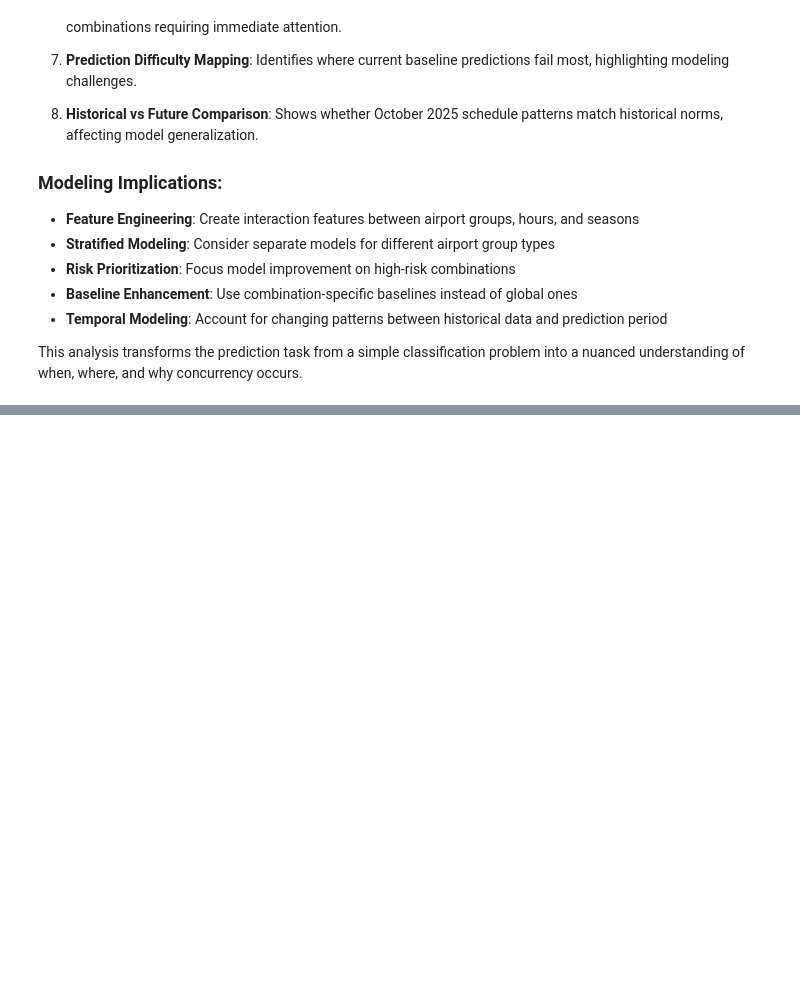
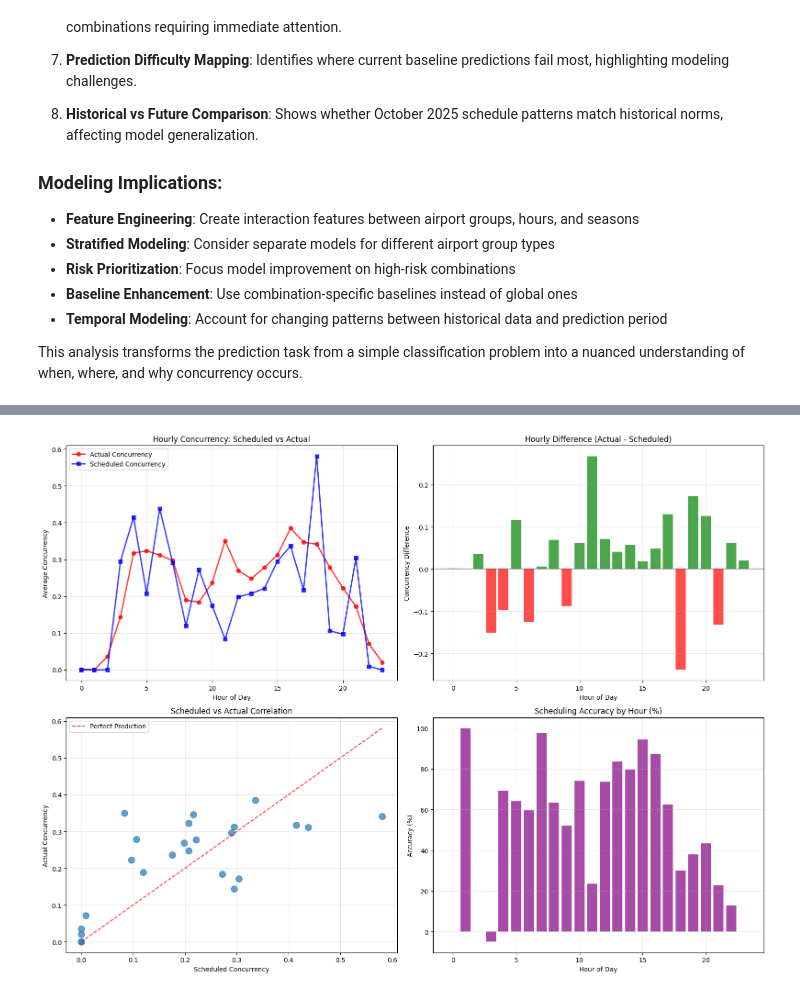
Before and after one commit to tobiasfremming/AvinorHackathon, a Jupyter notebook: src/exploratory_analysis.ipynb, the cells around one changed output, grey strips where cells are left out. Saved outputs shown, nothing was run; the diff lists cells and outputs as text; code cells hidden in the pictures; blank space fills up the shorter version.

Commit message:
feat: add some more visualization of concurrency in sched vs actual

```diff
--- a/src/exploratory_analysis.ipynb
+++ b/src/exploratory_analysis.ipynb
@@ -1230,0 +1558,79 @@ This analysis transforms the prediction task from a simple classification proble
+# %%
+# Scheduled vs Actual Concurrency Analysis
+print("=== SCHEDULED VS ACTUAL CONCURRENCY ANALYSIS ===\n")
+
+# Working with training data (actual) vs inference data (scheduled predictions)
+print("📊 COMPARING ACTUAL CONCURRENCY (training data) vs SCHEDULED CONCURRENCY (inference data)")
+print("-" * 80)
+
+# Use training data as "actual" and inference data for "scheduled" patterns
+actual_data = df_train  # This contains target (actual concurrency)
+sched_data = df_inf     # This contains feat_sched_concurrence (scheduled concurrency)
+
+fig, ((ax1, ax2), (ax3, ax4)) = plt.subplots(2, 2, figsize=(16, 12))
+
+# 1. Hourly Comparison - using training data target vs inference scheduled concurrence
+actual_hourly = actual_data.groupby('hour')['target'].mean()
+sched_hourly = sched_data.groupby('hour')['feat_sched_concurrence'].mean()
+
+ax1.plot(actual_hourly.index, actual_hourly.values,
+         marker='o', linewidth=2, label='Actual Concurrency', color='red', alpha=0.8)
+ax1.plot(sched_hourly.index, sched_hourly.values,
+         marker='s', linewidth=2, label='Scheduled Concurrency', color='blue', alpha=0.8)
+ax1.set_title('Hourly Concurrency: Scheduled vs Actual')
+ax1.set_xlabel('Hour of Day')
+ax1.set_ylabel('Average Concurrency')
+ax1.legend()
+ax1.grid(True, alpha=0.3)
+
+# Calculate correlation for overlapping hours
+common_hours = actual_hourly.index.intersection(sched_hourly.index)
+if len(common_hours) > 1:
+    correlation_hourly = actual_hourly[common_hours].corr(sched_hourly[common_hours])
+    print(f"Hourly concurrency correlation: {correlation_hourly:.3f}")
+
+    # 2. Difference analysis
+    hourly_diff = actual_hourly[common_hours] - sched_hourly[common_hours]
+    ax2.bar(hourly_diff.index, hourly_diff.values,
+            color=['red' if x < 0 else 'green' for x in hourly_diff.values], alpha=0.7)
+    ax2.set_title('Hourly Difference (Actual - Scheduled)')
+    ax2.set_xlabel('Hour of Day')
+    ax2.set_ylabel('Concurrency Difference')
+    ax2.axhline(y=0, color='black', linestyle='-', alpha=0.3)
+    ax2.grid(True, alpha=0.3)
+
+    print(f"Average absolute difference: {abs(hourly_diff).mean():.2f}")
+    print(f"Max over-scheduling (negative): {hourly_diff.min():.2f} at hour {hourly_diff.idxmin()}")
+    print(f"Max under-scheduling (positive): {hourly_diff.max():.2f} at hour {hourly_diff.idxmax()}")
+
+    # 3. Scatter plot for correlation
+    ax3.scatter(sched_hourly[common_hours].values, actual_hourly[common_hours].values, alpha=0.7, s=100)
+    min_val = min(min(sched_hourly[common_hours].values), min(actual_hourly[common_hours].values))
+    max_val = max(max(sched_hourly[common_hours].values), max(actual_hourly[common_hours].values))
+    ax3.plot([min_val, max_val], [min_val, max_val], 'r--', alpha=0.8, label='Perfect Prediction')
+    ax3.set_xlabel('Scheduled Concurrency')
+    ax3.set_ylabel('Actual Concurrency')
+    ax3.set_title('Scheduled vs Actual Correlation')
+    ax3.legend()
+    ax3.grid(True, alpha=0.3)
+
+    # 4. Accuracy distribution
+    accuracy_by_hour = (1 - abs(hourly_diff) / actual_hourly[common_hours].replace(0, 0.1)) * 100
+    ax4.bar(accuracy_by_hour.index, accuracy_by_hour.values, alpha=0.7, color='purple')
+    ax4.set_title('Scheduling Accuracy by Hour (%)')
+    ax4.set_xlabel('Hour of Day')
+    ax4.set_ylabel('Accuracy (%)')
+    ax4.grid(True, alpha=0.3)
+
+    print(f"\nOverall scheduling accuracy: {accuracy_by_hour.mean():.1f}%")
+    print(f"Best scheduled hour: {accuracy_by_hour.idxmax()} ({accuracy_by_hour.max():.1f}% accuracy)")
+    print(f"Worst scheduled hour: {accuracy_by_hour.idxmin()} ({accuracy_by_hour.min():.1f}% accuracy)")
+else:
+    print("Not enough overlapping hours for detailed comparison")
+    ax2.text(0.5, 0.5, 'Insufficient overlapping\nhour data', ha='center', va='center', transform=ax2.transAxes)
+    ax3.text(0.5, 0.5, 'Insufficient overlapping\nhour data', ha='center', va='center', transform=ax3.transAxes)
+    ax4.text(0.5, 0.5, 'Insufficient overlapping\nhour data', ha='center', va='center', transform=ax4.transAxes)
+
+plt.tight_layout()
+plt.show()
+# %% [output]
@@ -1230,0 +1649 @@ This analysis transforms the prediction task from a simple classification proble
+[figure, added]
```
Also changed, not shown: parts of 7 cells of this notebook, 1 other file.
